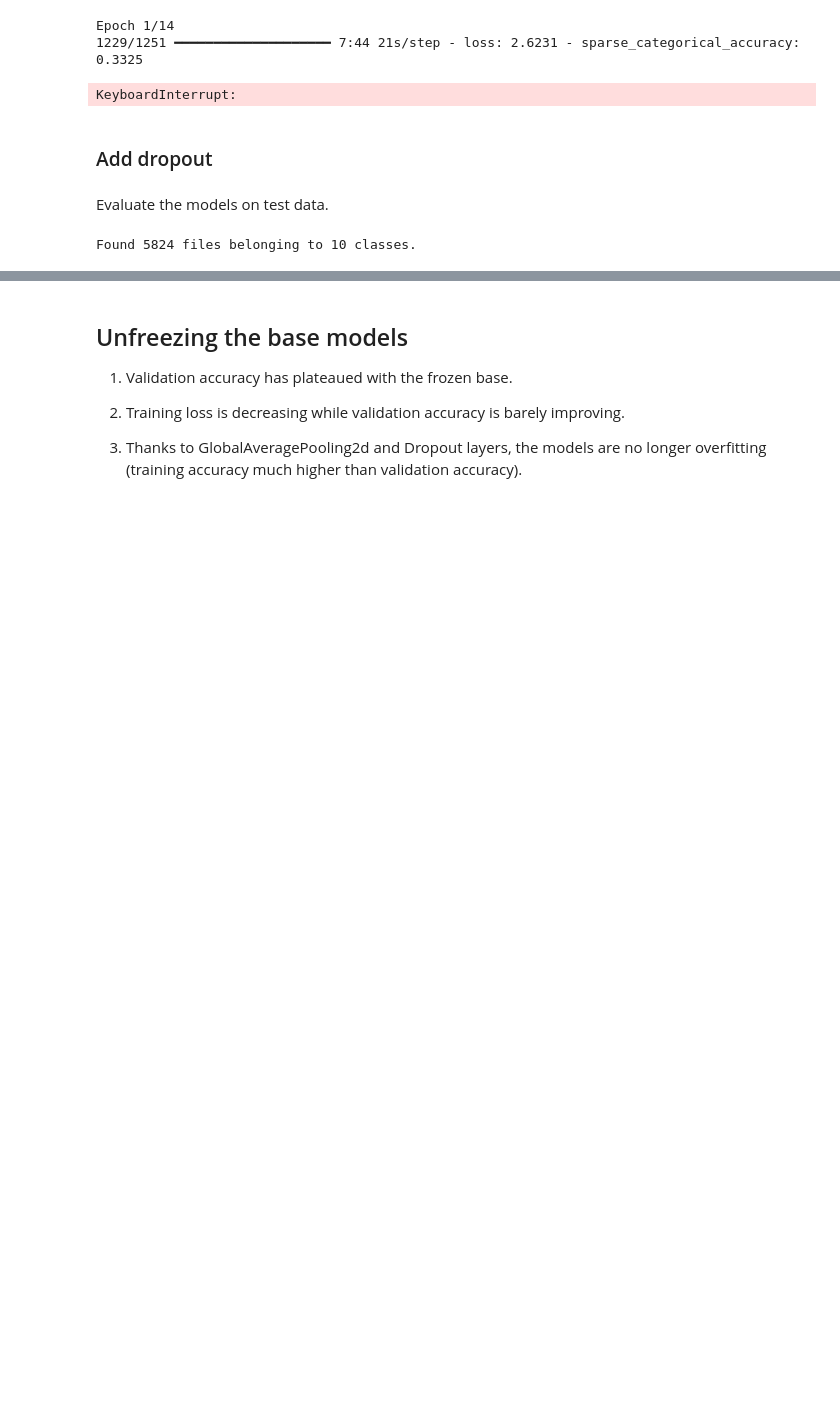
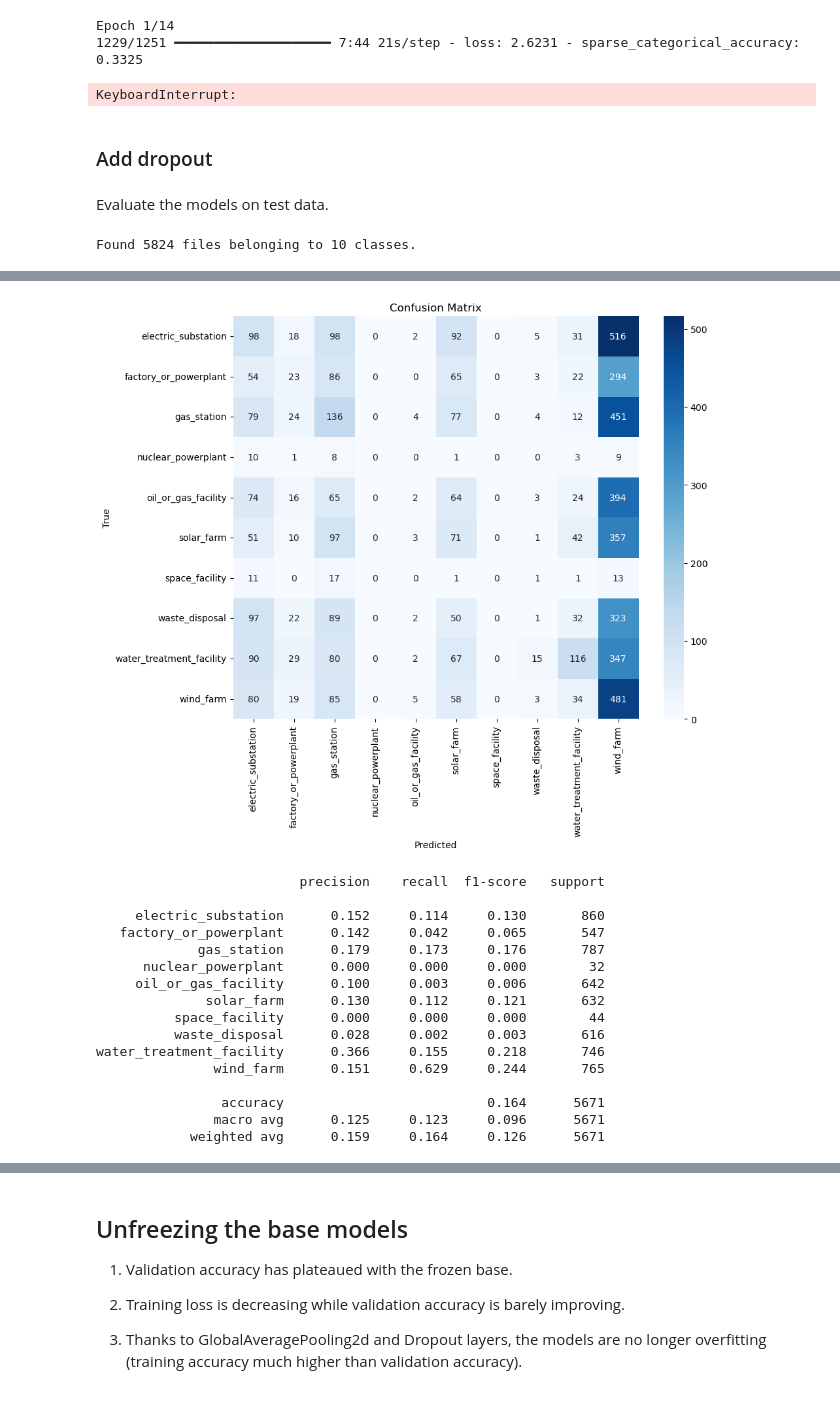
Before and after one commit to madelynsilveira/SatelliteClassificationCNNs, a Jupyter notebook: Comparing_models.ipynb, the cells around one changed output, grey strips where cells are left out. Saved outputs shown, nothing was run; the diff lists cells and outputs as text; code cells hidden in the pictures; blank space fills up the shorter version.

```diff
--- a/Comparing_models.ipynb
+++ b/Comparing_models.ipynb
@@ -857,0 +920,4 @@ def evaluate_model(model, test_ds):
+# %%
+model = tf.keras.models.load_model("saved_models/uncropped/best_model.h5")
+evaluate_model(model, val_ds_uncropped, "validation/uncropped_v1/vgg_diy.png")
+# %% [output]
@@ -857,0 +929,17 @@ def evaluate_model(model, test_ds):
+[figure, added]
+                          precision    recall  f1-score   support
+
+     electric_substation      0.152     0.114     0.130       860
+   factory_or_powerplant      0.142     0.042     0.065       547
+             gas_station      0.179     0.173     0.176       787
+      nuclear_powerplant      0.000     0.000     0.000        32
+     oil_or_gas_facility      0.100     0.003     0.006       642
+              solar_farm      0.130     0.112     0.121       632
+          space_facility      0.000     0.000     0.000        44
+          waste_disposal      0.028     0.002     0.003       616
+water_treatment_facility      0.366     0.155     0.218       746
+               wind_farm      0.151     0.629     0.244       765
+
+                accuracy                          0.164      5671
+               macro avg      0.125     0.123     0.096      5671
+            weighted avg      0.159     0.164     0.126      5671
```
Also changed, not shown: parts of 20 cells of this notebook, 7 other files.
